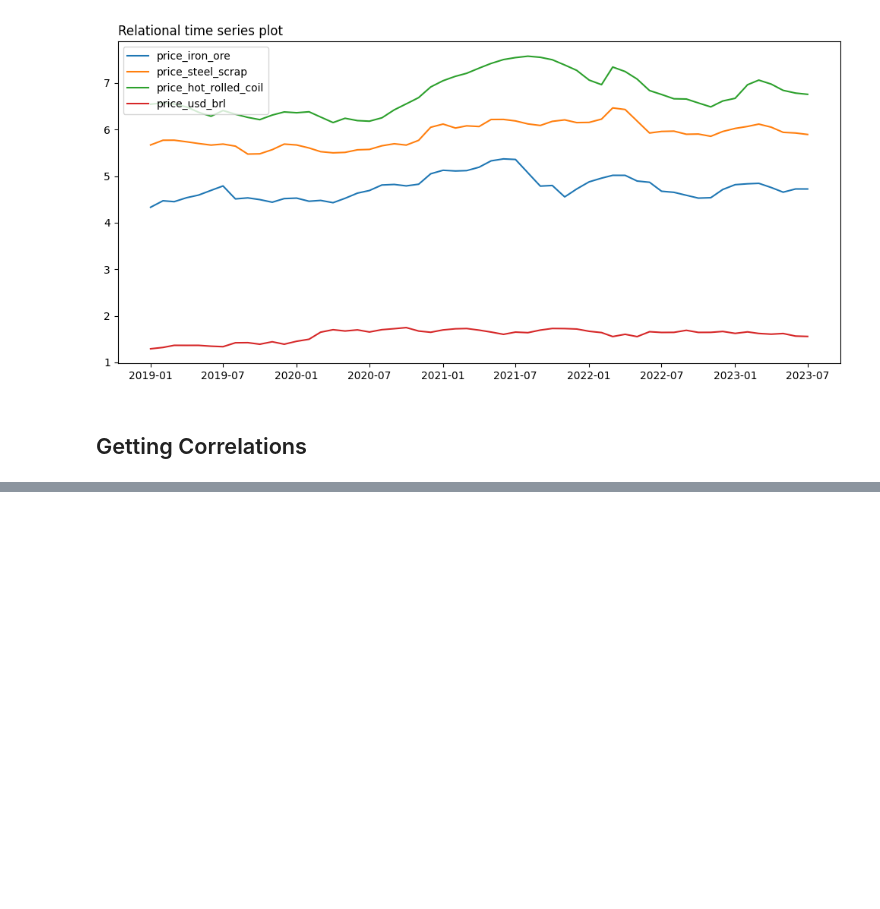
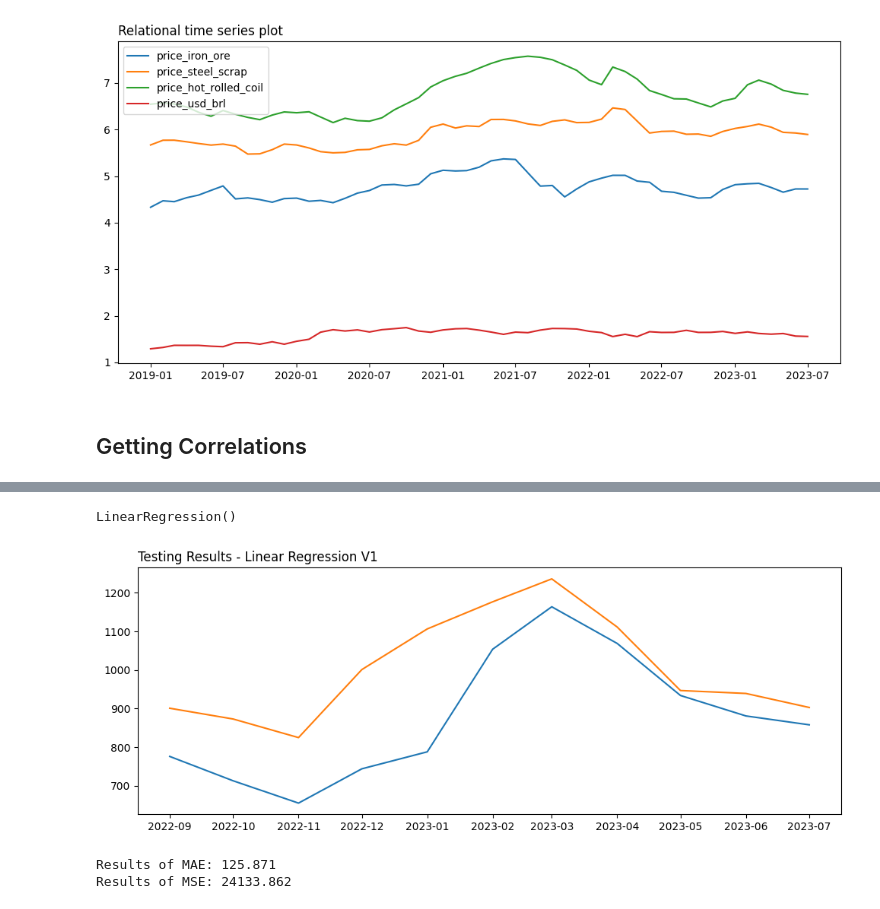
Before and after one commit to ViniAndrade10/Hot_Rolled_Coil_Price_Prediction, a Jupyter notebook: notebooks/Hot_Rolled_Coil_Price_Prediction.ipynb, the cells around one changed output, grey strips where cells are left out. Saved outputs shown, nothing was run; the diff lists cells and outputs as text; code cells hidden in the pictures; blank space fills up the shorter version.

Commit message:
- Realizando primeiros modelos

```diff
--- a/notebooks/Hot_Rolled_Coil_Price_Prediction.ipynb
+++ b/notebooks/Hot_Rolled_Coil_Price_Prediction.ipynb
@@ -159,0 +200,24 @@ df_correlations
+# %%
+datas = df_completo.loc[slicing:]["date"].values
+# %%
+model_v1 = LinearRegression()
+model_v1.fit(X_train, y_train)
+# %% [output]
+LinearRegression()
+# %%
+results_v1 = model_v1.predict(X_test)
+# %%
+def plotting_results(dates, y_true, y_pred, model, version):
+    plt.figure(figsize=(10,4))
+    plt.plot(dates, y_true)
+    plt.plot(dates, y_pred)
+    plt.title(f"Testing Results - {model} {version}", loc="left")
+    plt.tight_layout()
+    plt.show()
+# %%
+plotting_results(datas, y_test, results_v1, "Linear Regression", "V1")
+checking_results(y_test, results_v1)
+# %% [output]
+[figure, added]
+Results of MAE: 125.871
+Results of MSE: 24133.862
```
Also changed, not shown: parts of 13 cells of this notebook.
